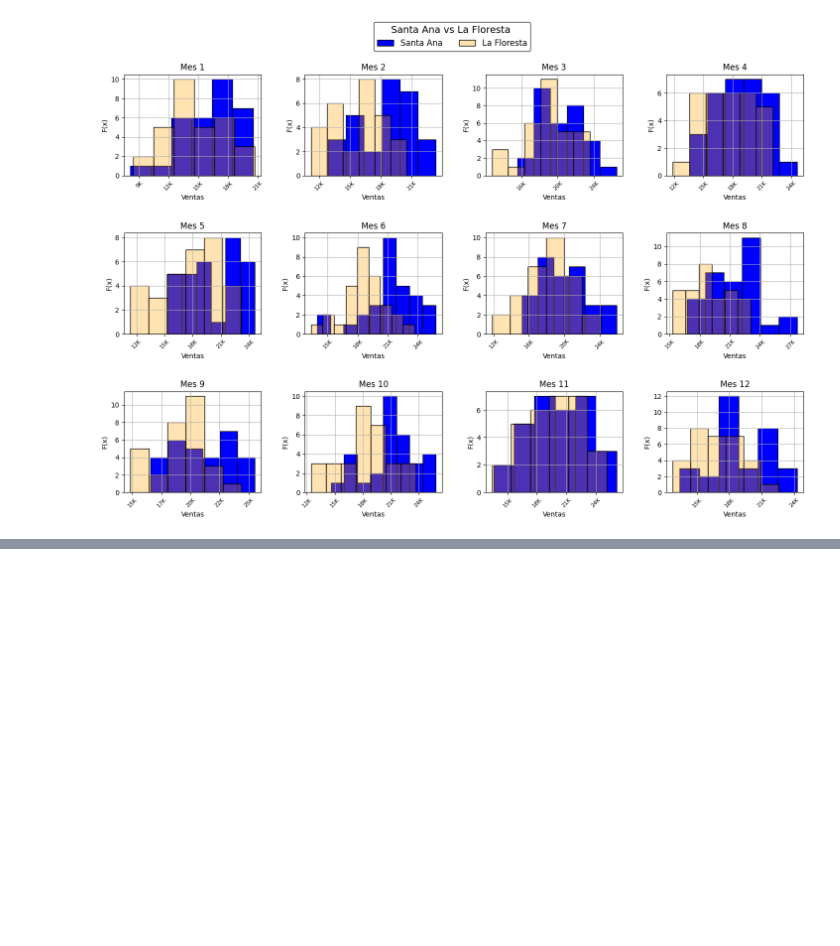
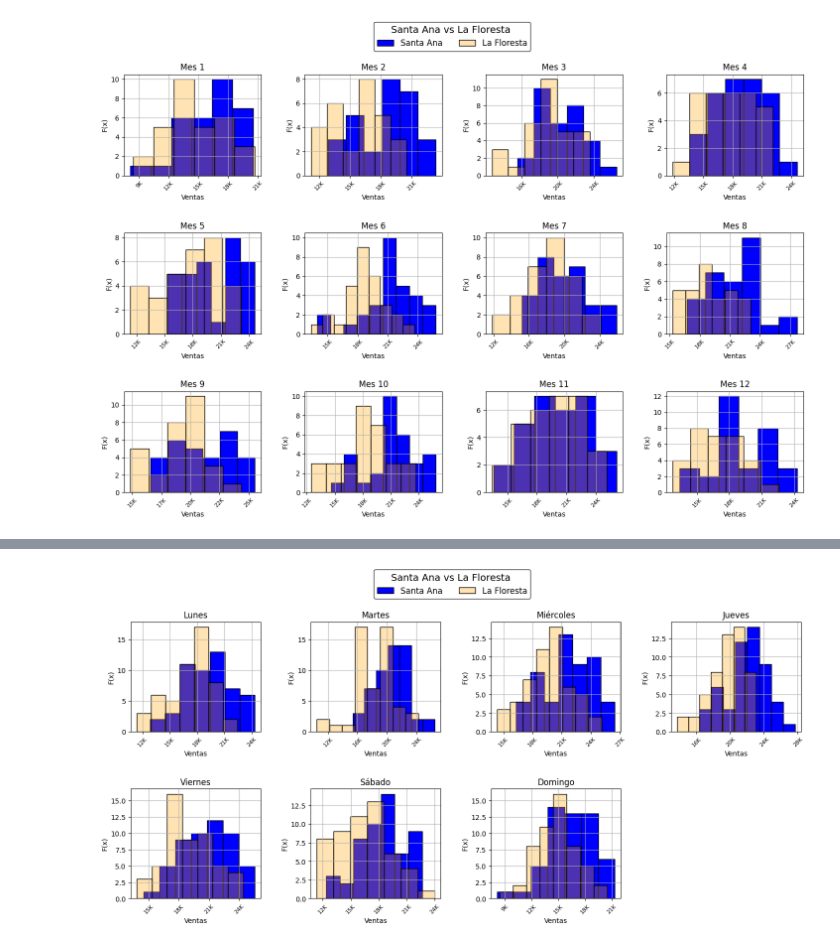
Before and after one commit to martinbrocca/CEIA-PEIA, a Jupyter notebook: TP3/TP3.ipynb, the cells around one changed output, grey strips where cells are left out. Saved outputs shown, nothing was run; the diff lists cells and outputs as text; code cells hidden in the pictures; blank space fills up the shorter version.

```diff
--- a/TP3/TP3.ipynb
+++ b/TP3/TP3.ipynb
@@ -192,0 +378,4 @@ Intervalo de confianza al 99% para Santa Ana - Mes 12: (np.float64(17832.6727568
+# %%
+plot_por_dia(dfSantaAna_diario, 'Santa Ana', dfLaFloresta_diario, 'La Floresta', 'densidad')
+# %% [output]
+[figure, added]
```
Also changed, not shown: parts of 20 cells of this notebook, 2 other files.
